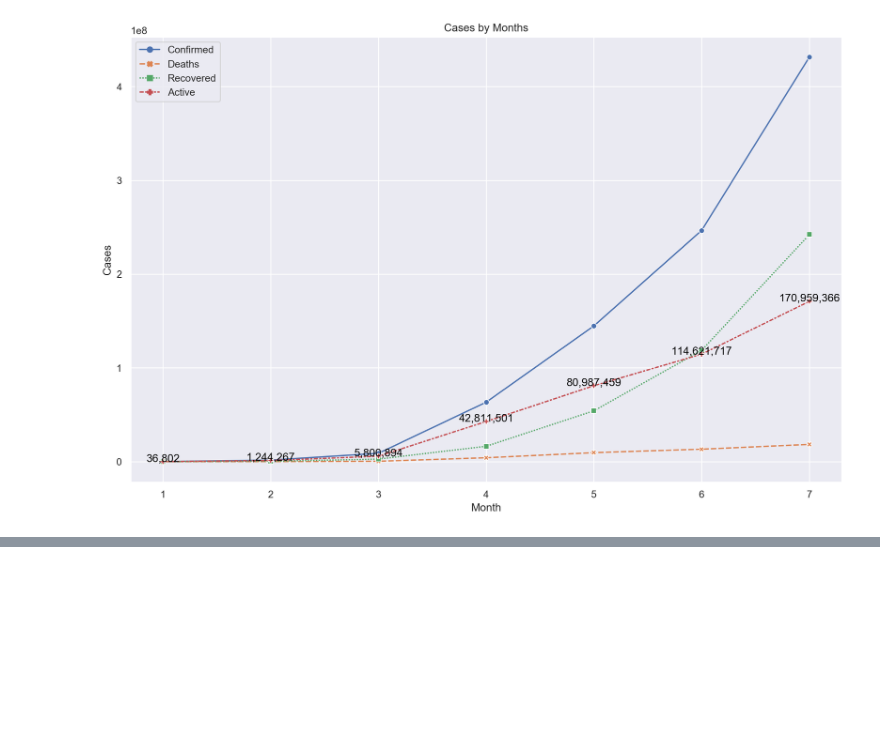
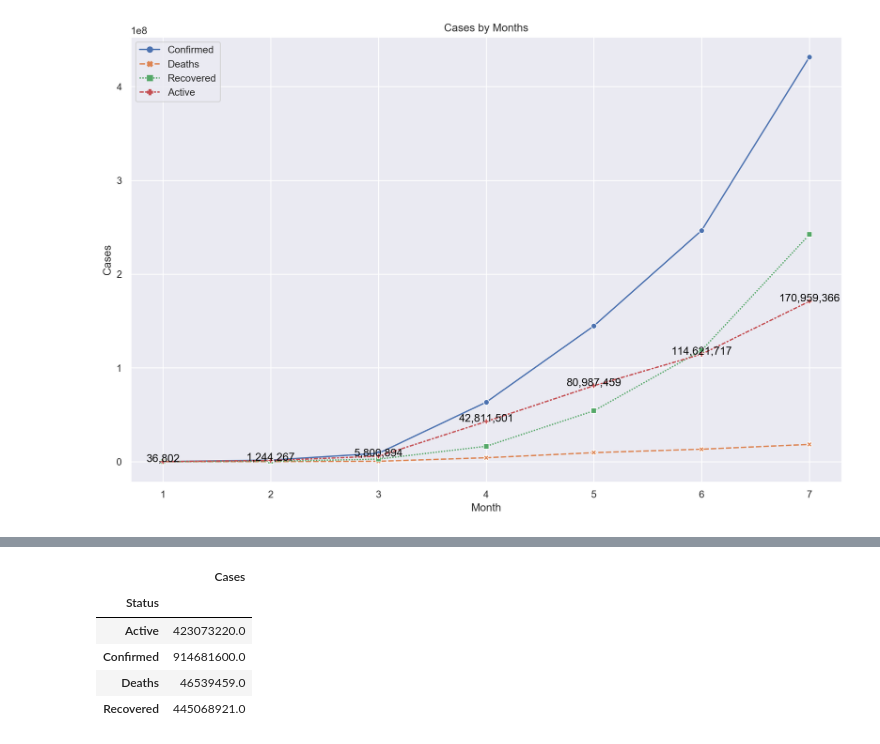
Before and after one commit to Chrisnguyen9979/COVID19_data_analysis, a Jupyter notebook: Covid.ipynb, the cells around one changed output, grey strips where cells are left out. Drawn from its saved outputs; the diff is of its cells as text; code cells hidden in the pictures; blank space fills up the shorter version.

```diff
--- a/Covid.ipynb
+++ b/Covid.ipynb
@@ -72,0 +112,10 @@ sns.barplot(x= by_months_df.index[0:-1], y= 'Active', data=by_months_df.iloc[0:-
+# %%
+by_months_df2 = df2.groupby('Status')[['Cases']].agg('sum')
+by_months_df2
+# %% [output]
+|  | Cases |
+| Status |  |
+| Active | 423073220.0 |
+| Confirmed | 914681600.0 |
+| Deaths | 46539459.0 |
+| Recovered | 445068921.0 |
```
Also changed, not shown: parts of 6 cells of this notebook, 1 other file.
